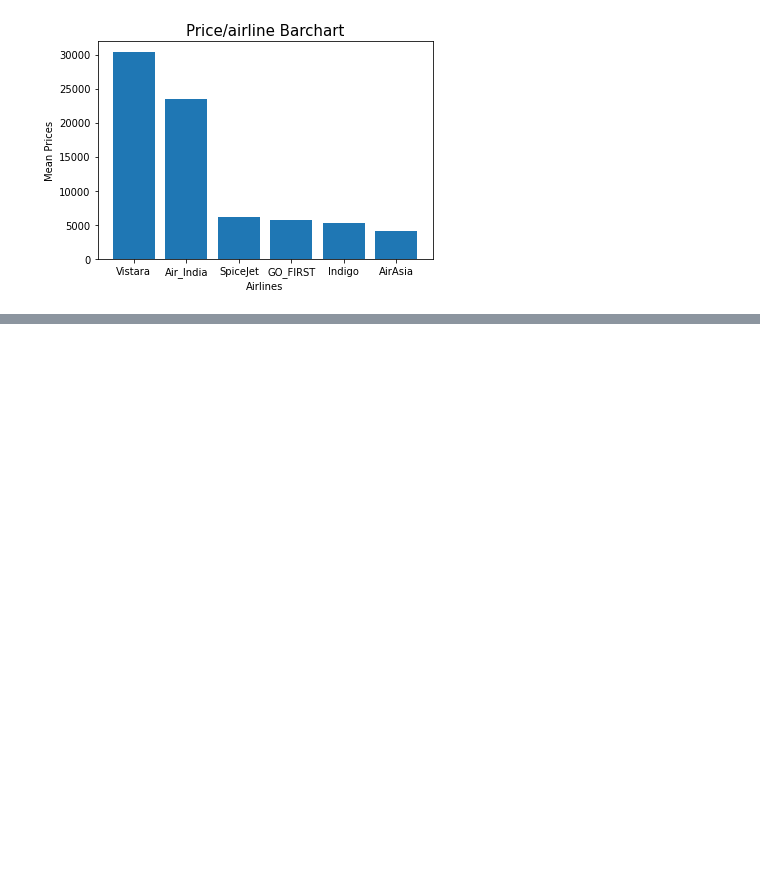
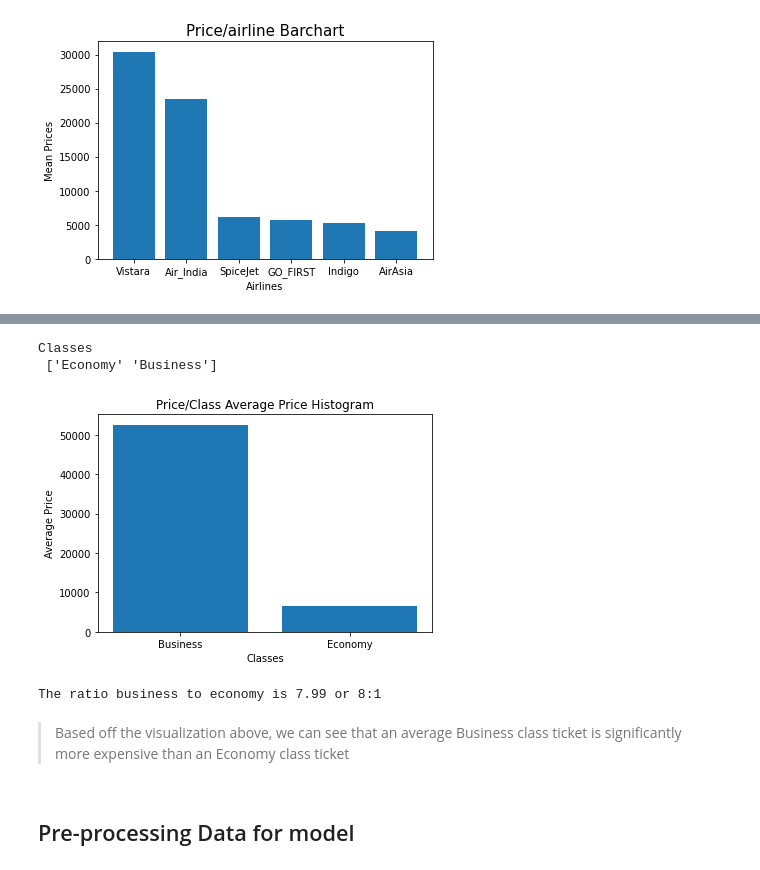
Before and after one commit to munas-git/Flight-Price-Prediction, a Jupyter notebook: flight-price-prediction.ipynb, the cells around one changed output, grey strips where cells are left out. Saved outputs shown, nothing was run; the diff lists cells and outputs as text; code cells hidden in the pictures; blank space fills up the shorter version.

Commit message:
Right before the Pre-Processing
All data Analysis has been concluded, next phase will be the beginning of the pre-processing and training of model.

```diff
--- a/flight-price-prediction.ipynb
+++ b/flight-price-prediction.ipynb
@@ -134,0 +201,26 @@ plt.bar(['Economy',"Business"], st)
+# %%
+classes = df['class'].unique()
+print("Classes\n", classes)
+# %% [output]
+Classes
+ ['Economy' 'Business']
+# %%
+# grouping of classes on average prices
+economy_business_prices = df.groupby('class')['price'].mean().round(0)
+
+plt.bar(economy_business_prices.index, economy_business_prices.values)
+plt.title("Price/Class Average Price Histogram")
+plt.xlabel("Classes")
+plt.ylabel("Average Price")
+plt.show()
+
+# Ratio calculation
+ratio = economy_business_prices.values[0]/economy_business_prices.values[1]
+print('The ratio business to economy is',ratio.round(2), 'or 8:1')
+# %% [output]
+[figure, added]
+The ratio business to economy is 7.99 or 8:1
+# %% [markdown]
+> Based off the visualization above, we can see that an average Business class ticket is significantly more expensive than an Economy class ticket
+# %% [markdown]
+## Pre-processing Data for model
```
Also changed, not shown: parts of 15 cells of this notebook.
